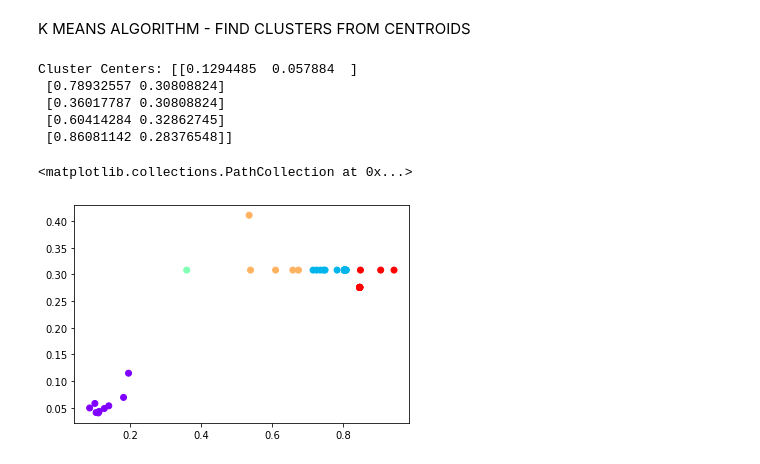
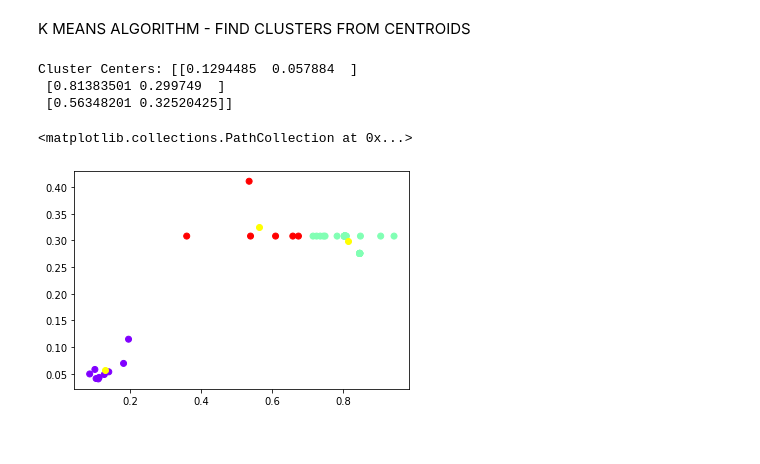
Before and after one commit to gbrao018/eva4, a Jupyter notebook: S12/S12_BoundingBox_Annotations.ipynb, the cells around one changed output. Drawn from its saved outputs; the diff is of its cells as text; code cells hidden in the pictures.

Commit message:
K Means Clusters of Bounding Box Annotations

```diff
--- a/S12/S12_BoundingBox_Annotations.ipynb
+++ b/S12/S12_BoundingBox_Annotations.ipynb
@@ -131,23 +131,22 @@ K MEANS ALGORITHM - FIND CLUSTERS FROM CENTROIDS
 # %%
 import pandas as pd
 
 df = pd.DataFrame({
     'x': nc_x_bbox,
     'y': nc_y_bbox
 })
 
 from sklearn.cluster import KMeans
 
-kmeans = KMeans(n_clusters=5)
+kmeans = KMeans(n_clusters=3)
 kmeans.fit(df)
 print("Cluster Centers:",kmeans.cluster_centers_)
 
 plt.scatter(nc_x_bbox,nc_y_bbox, c=kmeans.labels_, cmap='rainbow')
+plt.scatter(kmeans.cluster_centers_[:,0] ,kmeans.cluster_centers_[:,1], color='yellow')
 # %% [output]
 Cluster Centers: [[0.1294485  0.057884  ]
- [0.78932557 0.30808824]
- [0.36017787 0.30808824]
- [0.60414284 0.32862745]
- [0.86081142 0.28376548]]
+ [0.81383501 0.299749  ]
+ [0.56348201 0.32520425]]
 <matplotlib.collections.PathCollection at 0x...>
-[figure, old version]
+[figure, new version]
```
